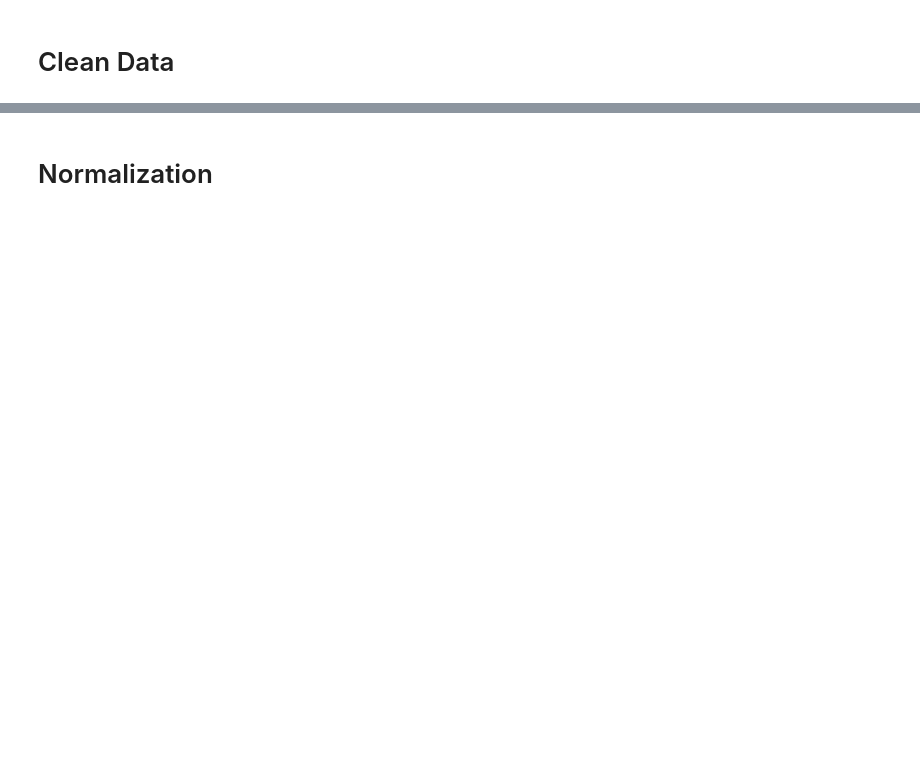
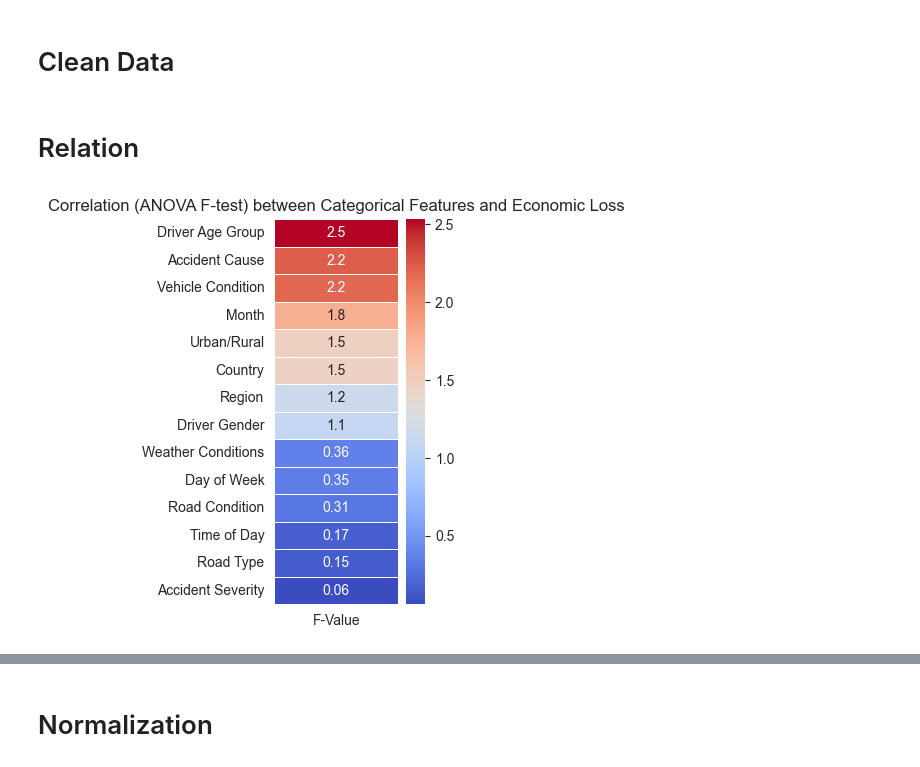
Before and after one commit to muhammadsaadx/Linear-Regression-from-Scratch, a Jupyter notebook: LinearRegression.ipynb, the cells around one changed output, grey strips where cells are left out. Drawn from its saved outputs; the diff is of its cells as text; code cells hidden in the pictures; blank space fills up the shorter version.

```diff
--- a/LinearRegression.ipynb
+++ b/LinearRegression.ipynb
@@ -29,3 +50,5 @@ data.head()
+# %%
+original_data = data.copy()  # Save before encoding
 # %% [markdown]
 # Clean Data
 # %%
@@ -36,0 +60,29 @@ data.head()
+# %% [markdown]
+# Relation
+# %%
+categorical_columns = ['Country', 'Month', 'Day of Week', 'Time of Day', 'Urban/Rural', 'Road Type', 'Weather Conditions', 'Driver Gender',
+                        'Road Condition', 'Accident Cause',  'Region', 'Driver Age Group', 'Vehicle Condition', 'Accident Severity']
+
+
+# Higher F-value indicates stronger correlation
+
+def anova_f_test(df, categorical_cols, target):
+    results = {}
+    for col in categorical_cols:
+        groups = [df[target][df[col] == category] for category in df[col].unique()]
+        f_val, p_val = stats.f_oneway(*groups)
+        results[col] = f_val
+    return results
+
+correlation_dict = anova_f_test(original_data, categorical_columns, 'Economic Loss')
+
+correlation_df = pd.DataFrame.from_dict(correlation_dict, orient='index', columns=['F-Value'])
+correlation_df = correlation_df.sort_values(by='F-Value', ascending=False)
+
+
+plt.figure(figsize=(2, 5))
+sns.heatmap(correlation_df, annot=True, cmap='coolwarm', linewidths=0.5)
+plt.title("Correlation (ANOVA F-test) between Categorical Features and Economic Loss")
+plt.show()
+# %% [output]
+[figure, added]
```
Also changed, not shown: parts of 22 cells of this notebook.
